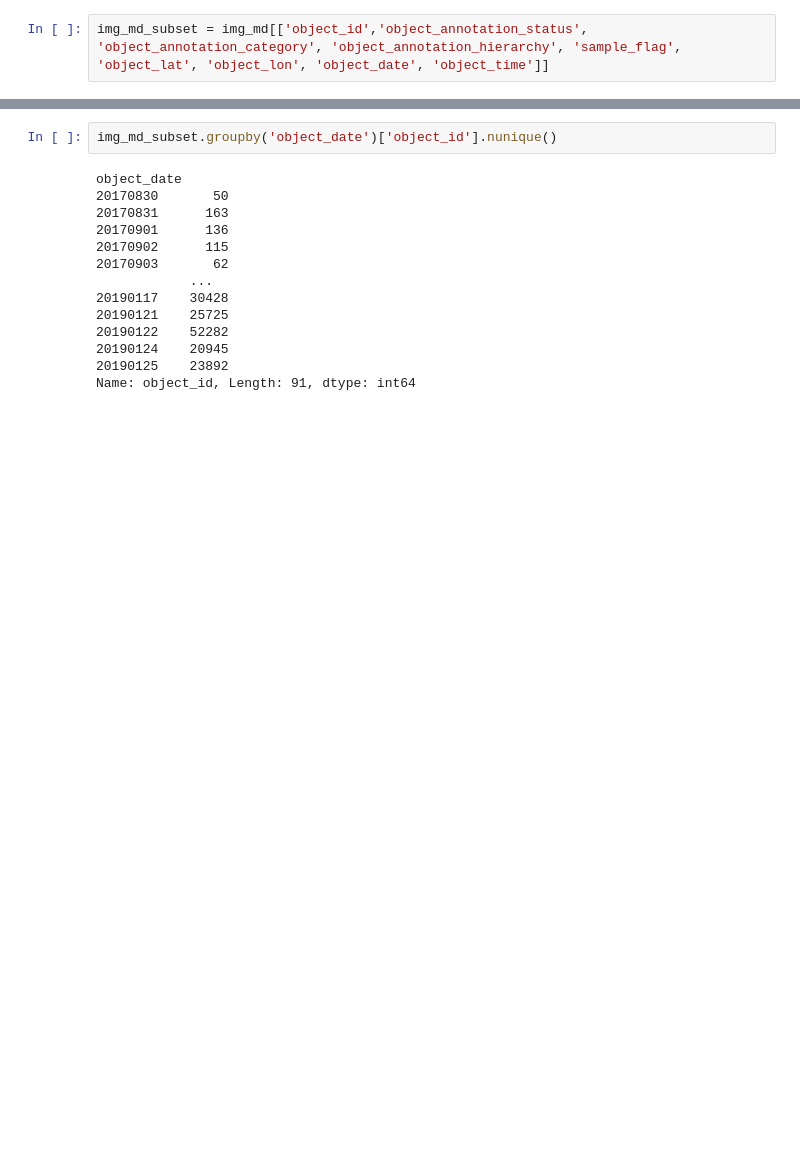
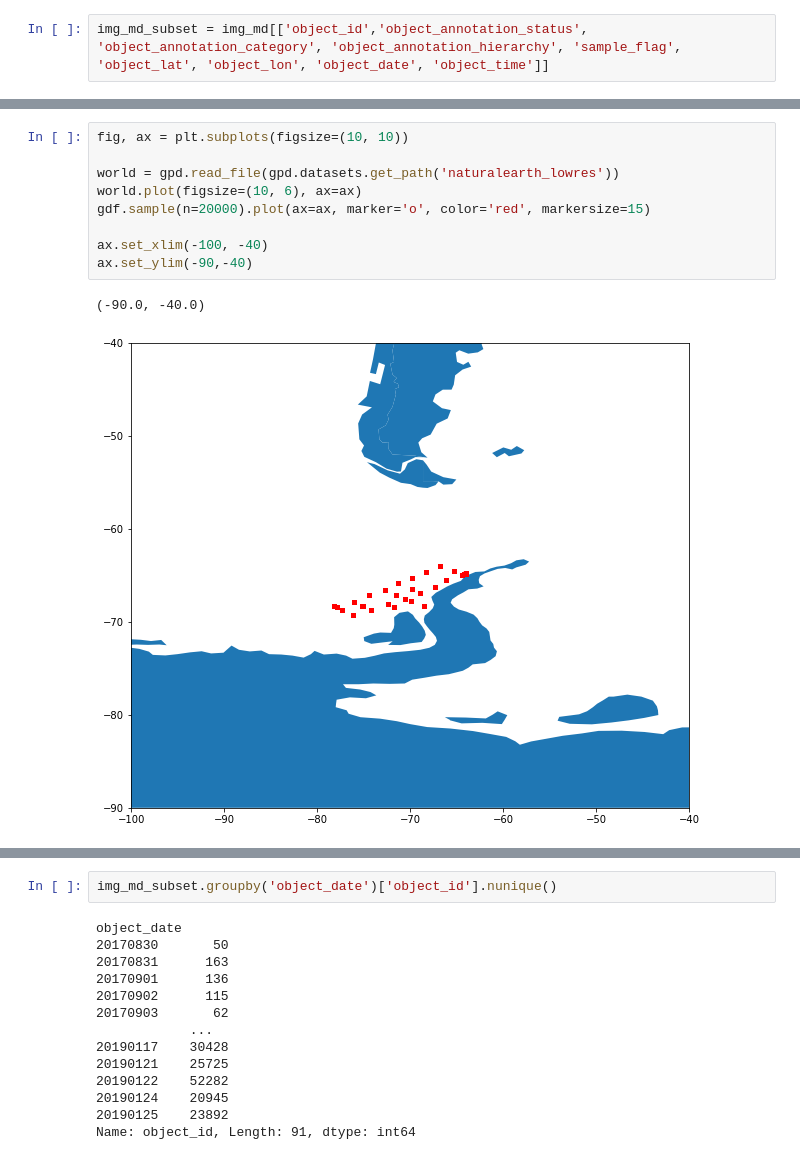
Before and after one commit to patrickcgray/deep_ifcb, a Jupyter notebook: python/Data Exploration.ipynb, the cells around one changed output, grey strips where cells are left out. Cells and saved outputs as stored; diff of their text form; blank space fills up the shorter version.

```diff
--- a/python/Data Exploration.ipynb
+++ b/python/Data Exploration.ipynb
@@ -46,0 +124,12 @@ img_md_subset[img_md_subset['object_date'] == 20171127]
+# %%
+fig, ax = plt.subplots(figsize=(10, 10))
+
+world = gpd.read_file(gpd.datasets.get_path('naturalearth_lowres'))
+world.plot(figsize=(10, 6), ax=ax)
+gdf.sample(n=20000).plot(ax=ax, marker='o', color='red', markersize=15)
+
+ax.set_xlim(-100, -40)
+ax.set_ylim(-90,-40)
+# %% [output]
+(-90.0, -40.0)
+[figure, added]
```
Also changed, not shown: parts of 60 cells of this notebook, 2 other files.
